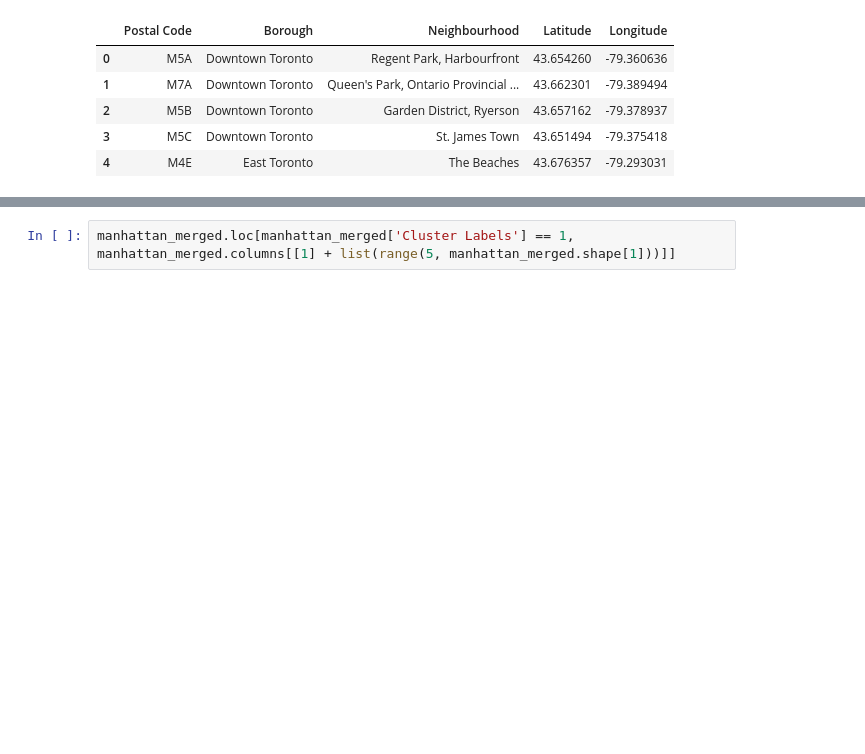
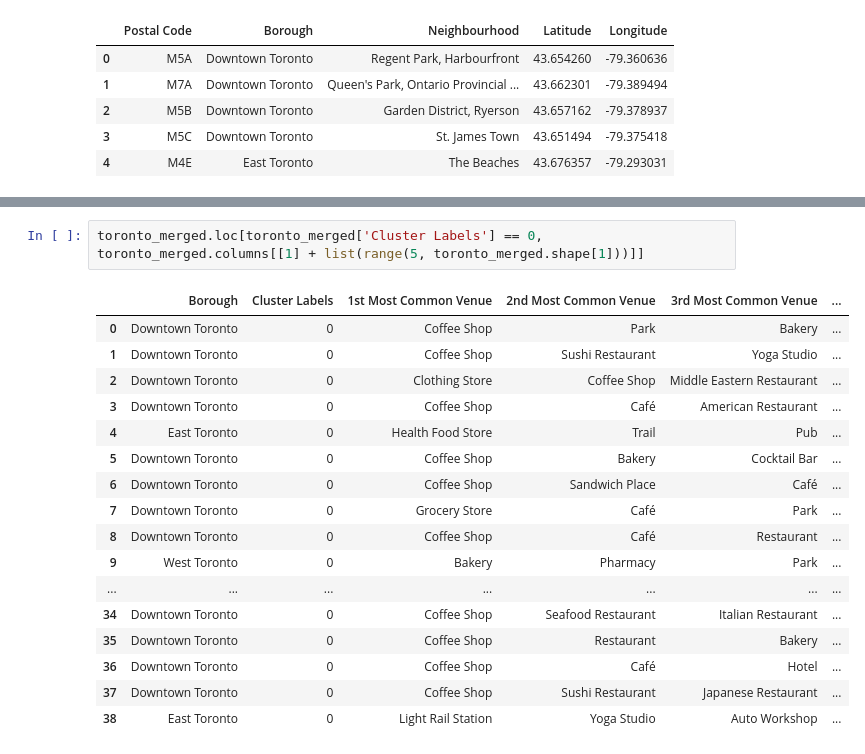
Before and after one commit to rahul6118/caursera_capstone, a Jupyter notebook: webscraping.ipynb, the cells around one changed output, grey strips where cells are left out. Drawn from its saved outputs; the diff is of its cells as text; blank space fills up the shorter version.

Commit message:
Published from Watson Studio.

```diff
--- a/webscraping.ipynb
+++ b/webscraping.ipynb
@@ -450,4 +450,22 @@ toronto_merged.head() # check the last columns!
 | 3 | M5C | Downtown Toronto | St. James Town | 43.651494 | -79.375418 | 0 | Coffee Shop | ... |
 | 4 | M4E | East Toronto | The Beaches | 43.676357 | -79.293031 | 0 | Health Food Store | ... |
 # %%
-manhattan_merged.loc[manhattan_merged['Cluster Labels'] == 1, manhattan_merged.columns[[1] + list(range(5, manhattan_merged.shape[1]))]]
+toronto_merged.loc[toronto_merged['Cluster Labels'] == 0, toronto_merged.columns[[1] + list(range(5, toronto_merged.shape[1]))]]
+# %% [output]
+|  | Borough | Cluster Labels | 1st Most Common Venue | 2nd Most Common Venue | 3rd Most Common Venue | ... |
+| 0 | Downtown Toronto | 0 | Coffee Shop | Park | Bakery | ... |
+| 1 | Downtown Toronto | 0 | Coffee Shop | Sushi Restaurant | Yoga Studio | ... |
+| 2 | Downtown Toronto | 0 | Clothing Store | Coffee Shop | Middle Eastern Restaurant | ... |
+| 3 | Downtown Toronto | 0 | Coffee Shop | Café | American Restaurant | ... |
+| 4 | East Toronto | 0 | Health Food Store | Trail | Pub | ... |
+| 5 | Downtown Toronto | 0 | Coffee Shop | Bakery | Cocktail Bar | ... |
+| 6 | Downtown Toronto | 0 | Coffee Shop | Sandwich Place | Café | ... |
+| 7 | Downtown Toronto | 0 | Grocery Store | Café | Park | ... |
+| 8 | Downtown Toronto | 0 | Coffee Shop | Café | Restaurant | ... |
+| 9 | West Toronto | 0 | Bakery | Pharmacy | Park | ... |
+| ... | ... | ... | ... | ... | ... | ... |
+| 34 | Downtown Toronto | 0 | Coffee Shop | Seafood Restaurant | Italian Restaurant | ... |
+| 35 | Downtown Toronto | 0 | Coffee Shop | Restaurant | Bakery | ... |
+| 36 | Downtown Toronto | 0 | Coffee Shop | Café | Hotel | ... |
+| 37 | Downtown Toronto | 0 | Coffee Shop | Sushi Restaurant | Japanese Restaurant | ... |
+| 38 | East Toronto | 0 | Light Rail Station | Yoga Studio | Auto Workshop | ... |
```
Also changed, not shown: parts of 2 cells of this notebook.
